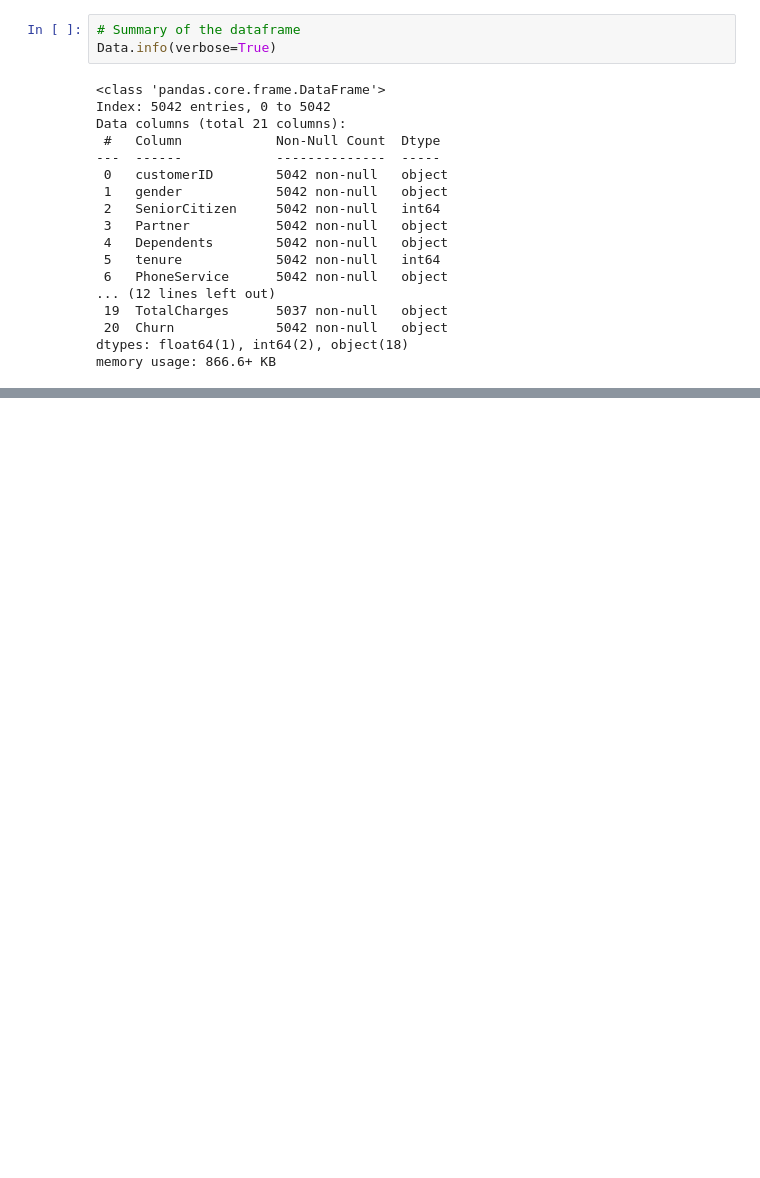
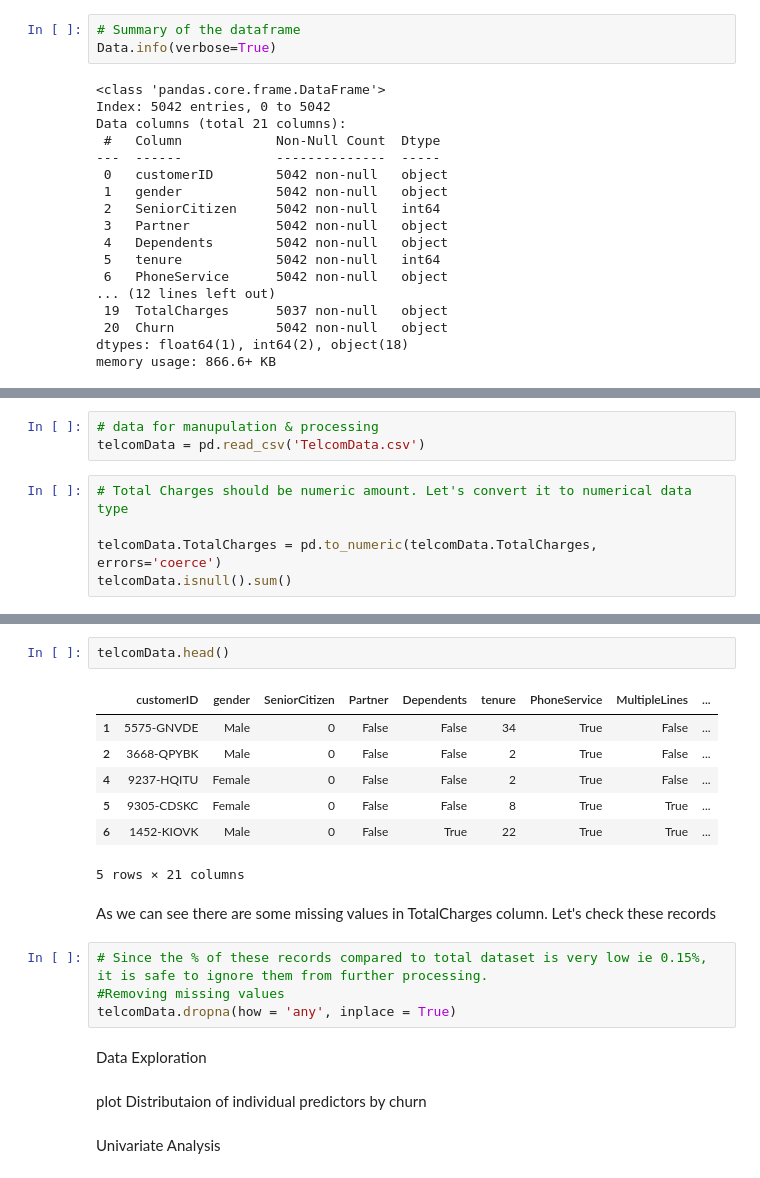
Before and after one commit to DelphinKdl/customer-churn-prediction-classification-model, a Jupyter notebook: notebook.ipynb, the cells around one changed output, grey strips where cells are left out. Cells and saved outputs as stored; diff of their text form; blank space fills up the shorter version.

Commit message:
Add Data Exploration

```diff
--- a/notebook.ipynb
+++ b/notebook.ipynb
@@ -363,0 +374,8 @@ memory usage: 866.6+ KB
+# %%
+# data for manupulation & processing
+telcomData = pd.read_csv('TelcomData.csv')
+# %%
+# Total Charges should be numeric amount. Let's convert it to numerical data type
+
+telcomData.TotalCharges = pd.to_numeric(telcomData.TotalCharges, errors='coerce')
+telcomData.isnull().sum()
@@ -363,0 +400,22 @@ memory usage: 866.6+ KB
+# %%
+telcomData.head()
+# %% [output]
+|  | customerID | gender | SeniorCitizen | Partner | Dependents | tenure | PhoneService | MultipleLines | ... |
+| 1 | 5575-GNVDE | Male | 0 | False | False | 34 | True | False | ... |
+| 2 | 3668-QPYBK | Male | 0 | False | False | 2 | True | False | ... |
+| 4 | 9237-HQITU | Female | 0 | False | False | 2 | True | False | ... |
+| 5 | 9305-CDSKC | Female | 0 | False | False | 8 | True | True | ... |
+| 6 | 1452-KIOVK | Male | 0 | False | True | 22 | True | True | ... |
+5 rows × 21 columns
+# %% [markdown]
+As we can see there are some missing values in TotalCharges column. Let's check these records
+# %%
+# Since the % of these records compared to total dataset is very low ie 0.15%, it is safe to ignore them from further processing.
+#Removing missing values
+telcomData.dropna(how = 'any', inplace = True)
+# %% [markdown]
+Data Exploration
+# %% [markdown]
+plot Distributaion of individual predictors by churn
+# %% [markdown]
+Univariate Analysis
```
Also changed, not shown: parts of 5 cells of this notebook.
